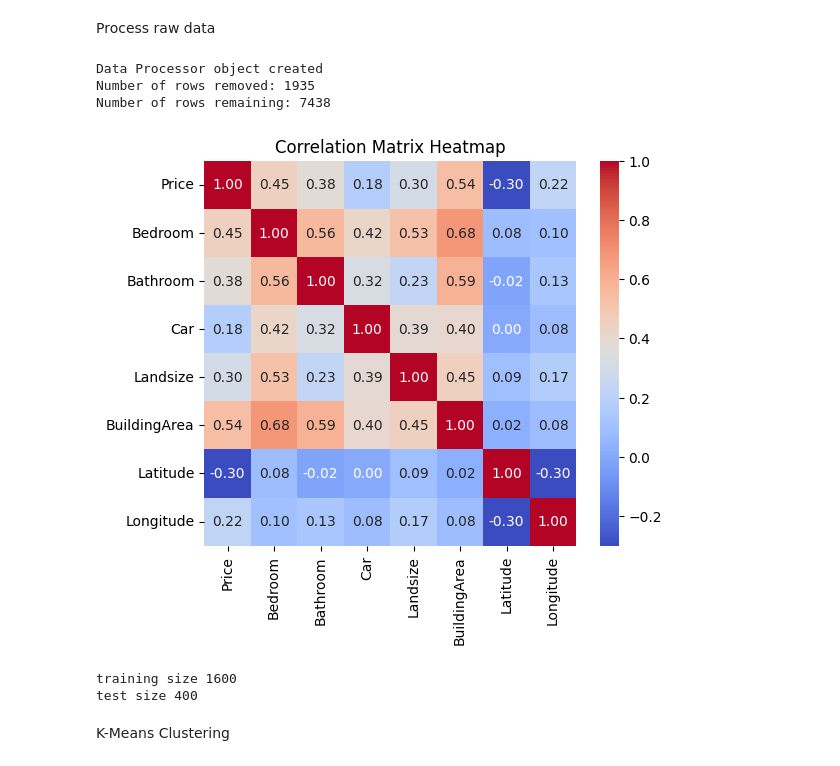
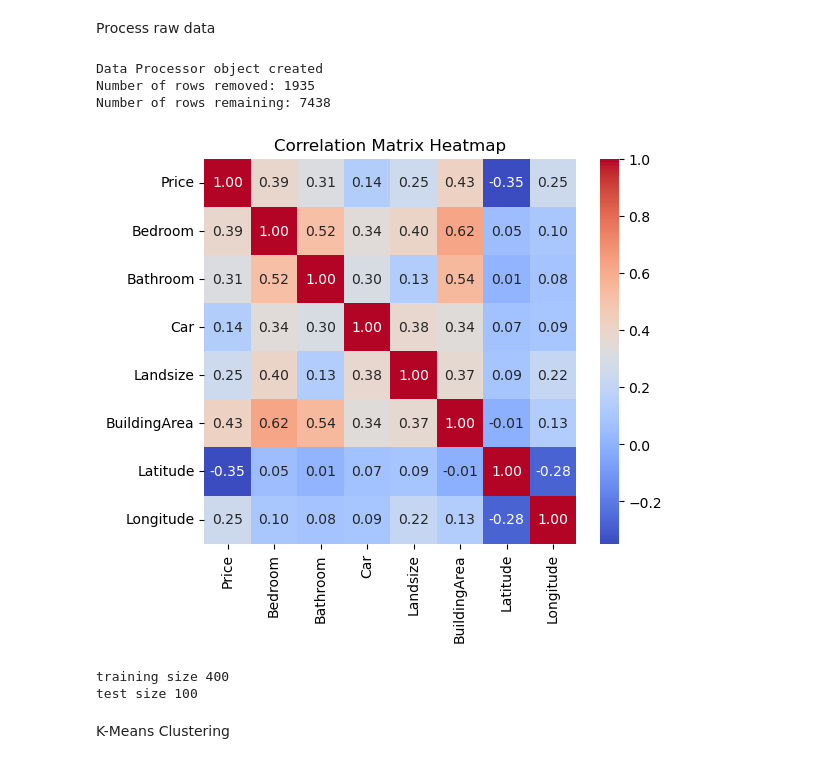
Before and after one commit to Wajeeha-B/ai_project.github.io, a Jupyter notebook: code/estimator.ipynb, the cells around one changed output. Drawn from its saved outputs; the diff is of its cells as text; code cells hidden in the pictures.

```diff
--- a/code/estimator.ipynb
+++ b/code/estimator.ipynb
@@ -31,37 +31,37 @@ Process raw data
 # Create a DataProcessor object and load the data
 dp_obj = DataProcessor.DataProcessor()
 dp_obj.LoadData(filepath)
 
 # Remove incomplete points, remove unused features and shuffle the data
 dp_obj.keepSelectedColumns(columnsToKeep)
 dp_obj.filterMelbourneData()
 
 dp_obj.remove_outliers(columnsToKeep, plot=False)
 
 # dp_obj.encodeCategoricalData(['Type'])
 dp_obj.shuffleData()
-dp_obj.reduceDataSize(2000) # remove this to train on the full dataset
+dp_obj.reduceDataSize(500) # remove this to train on the full dataset
 
 
 columnsToCorrelate = ['Price','Bedroom','Bathroom','Car','Landsize','BuildingArea','Latitude','Longitude']
 dp_obj.calculateCorelation(columnsToCorrelate)
 
 # Split the data into training and testing
 train_X, train_Y, test_X, test_Y = dp_obj.splitData(train_size, prediction_column)
 
 # print(train_X.head())
 
 # Remove dwelling type and additional landsize / building area data for some processing
 clean_columns = ['Type', 'Landsize','BuildingArea']
 train_X_clean = train_X.drop(columns=clean_columns,axis=1)
 test_X_clean = test_X.drop(columns=clean_columns,axis=1)
 # %% [output]
 Data Processor object created
 Number of rows removed: 1935
 Number of rows remaining: 7438
-[figure, old version]
+[figure, new version]
-training size 1600
-test size 400
+training size 400
+test size 100
 # %% [markdown]
 K-Means Clustering
 # %%
```
Also changed, not shown: parts of 4 cells of this notebook, 1 other file.
